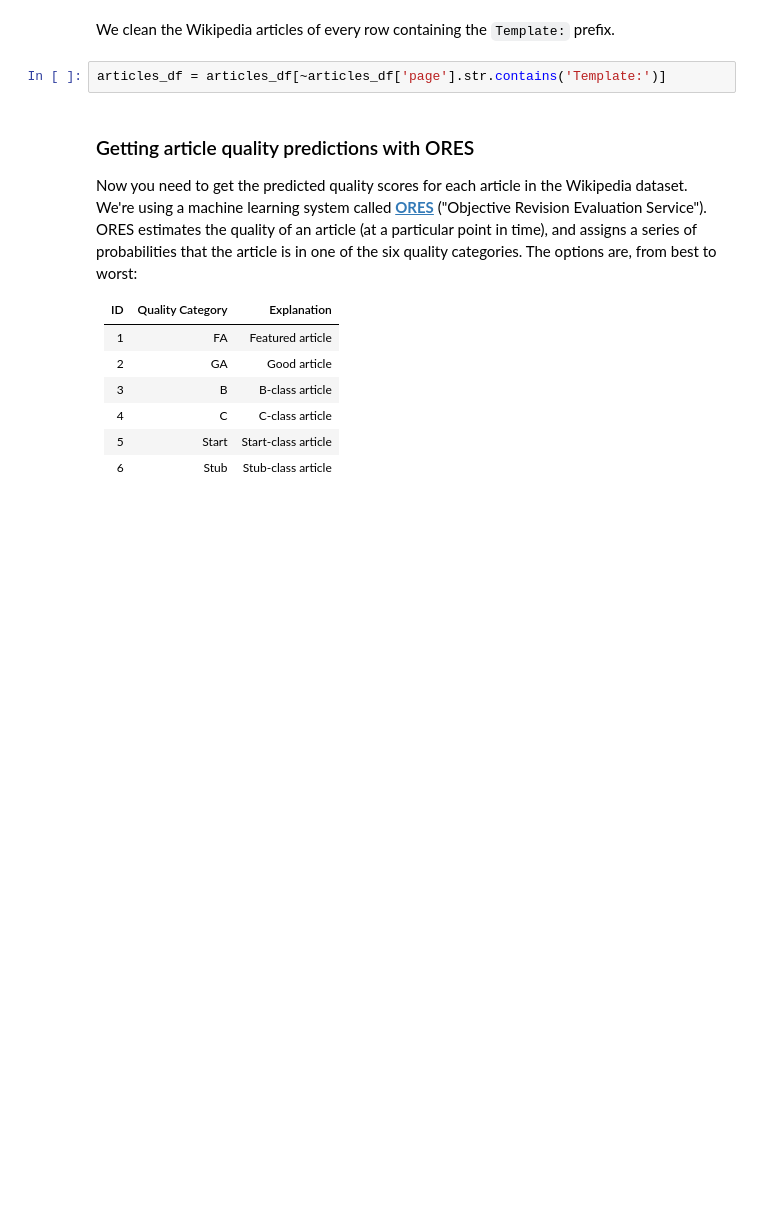
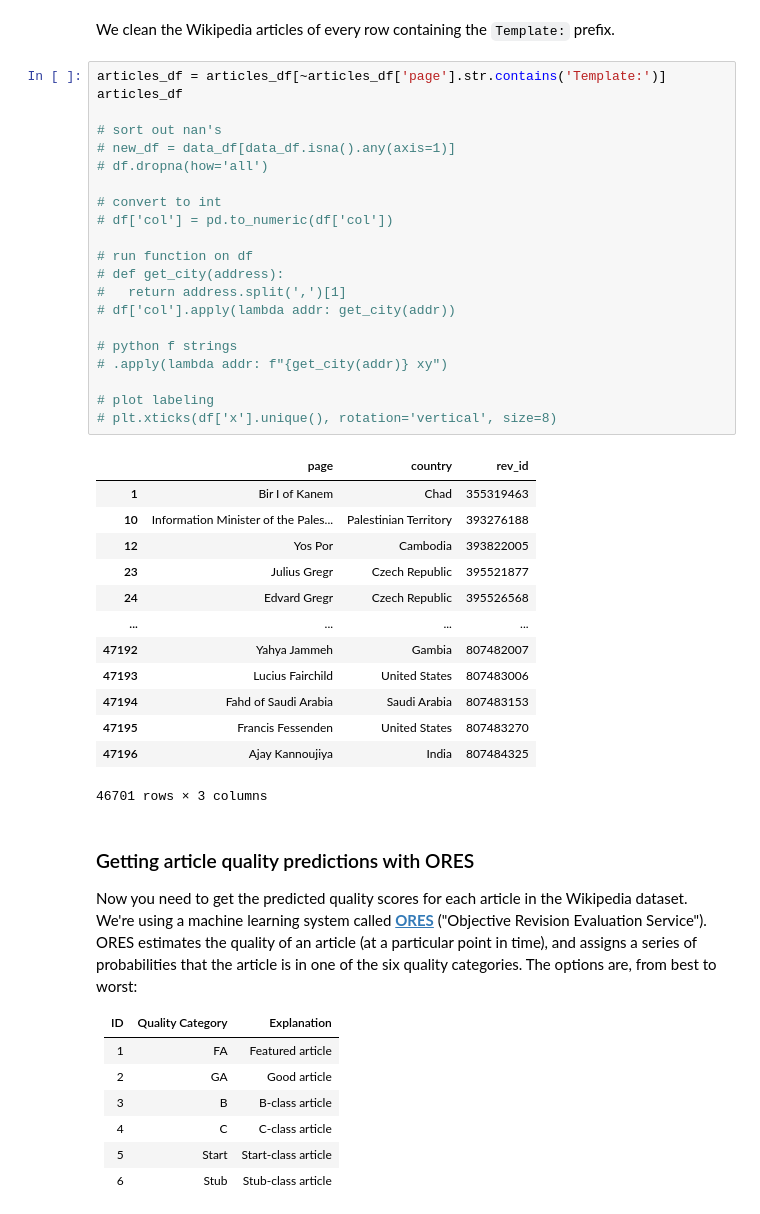
Before and after one commit to Arne117/A3-hcds-hcc-bias, a Jupyter notebook: src/A3_Wikipedia_ORES_Bias.ipynb, the cells around one changed output. Drawn from its saved outputs; the diff is of its cells as text; blank space fills up the shorter version.

Commit message:
Chunk article data

```diff
--- a/src/A3_Wikipedia_ORES_Bias.ipynb
+++ b/src/A3_Wikipedia_ORES_Bias.ipynb
@@ -58,8 +58,41 @@ The data in `page_data.csv` contain some rows that you will need to filter out.
 ***
 # %% [markdown]
 We clean the Wikipedia articles of every row containing the `Template:` prefix.
-# %%
-articles_df = articles_df[~articles_df['page'].str.contains('Template:')]
+# %%
+articles_df = articles_df[~articles_df['page'].str.contains('Template:')]
+articles_df
+
+# sort out nan's
+# new_df = data_df[data_df.isna().any(axis=1)]
+# df.dropna(how='all')
+
+# convert to int
+# df['col'] = pd.to_numeric(df['col'])
+
+# run function on df
+# def get_city(address):
+#   return address.split(',')[1]
+# df['col'].apply(lambda addr: get_city(addr))
+
+# python f strings
+# .apply(lambda addr: f"{get_city(addr)} xy")
+
+# plot labeling
+# plt.xticks(df['x'].unique(), rotation='vertical', size=8)
+# %% [output]
+|  | page | country | rev_id |
+| 1 | Bir I of Kanem | Chad | 355319463 |
+| 10 | Information Minister of the Pales... | Palestinian Territory | 393276188 |
+| 12 | Yos Por | Cambodia | 393822005 |
+| 23 | Julius Gregr | Czech Republic | 395521877 |
+| 24 | Edvard Gregr | Czech Republic | 395526568 |
+| ... | ... | ... | ... |
+| 47192 | Yahya Jammeh | Gambia | 807482007 |
+| 47193 | Lucius Fairchild | United States | 807483006 |
+| 47194 | Fahd of Saudi Arabia | Saudi Arabia | 807483153 |
+| 47195 | Francis Fessenden | United States | 807483270 |
+| 47196 | Ajay Kannoujiya | India | 807484325 |
+46701 rows × 3 columns
 # %% [markdown]
 ### Getting article quality predictions with ORES
 
```
Also changed, not shown: parts of 2 cells of this notebook, 3 other files.
